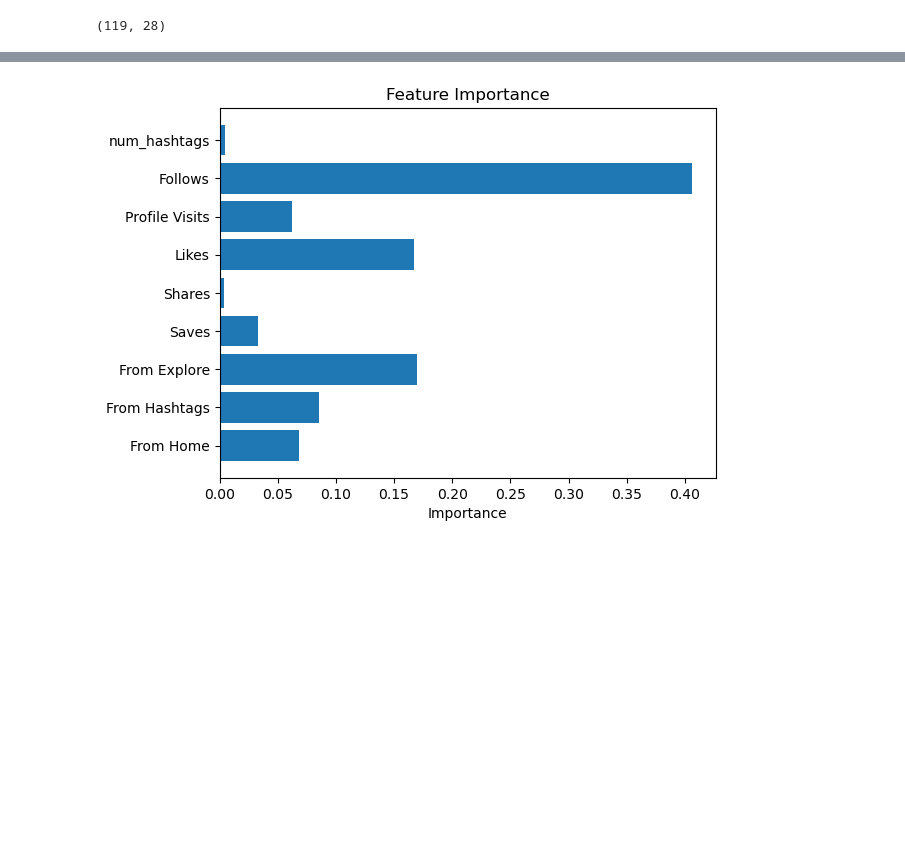
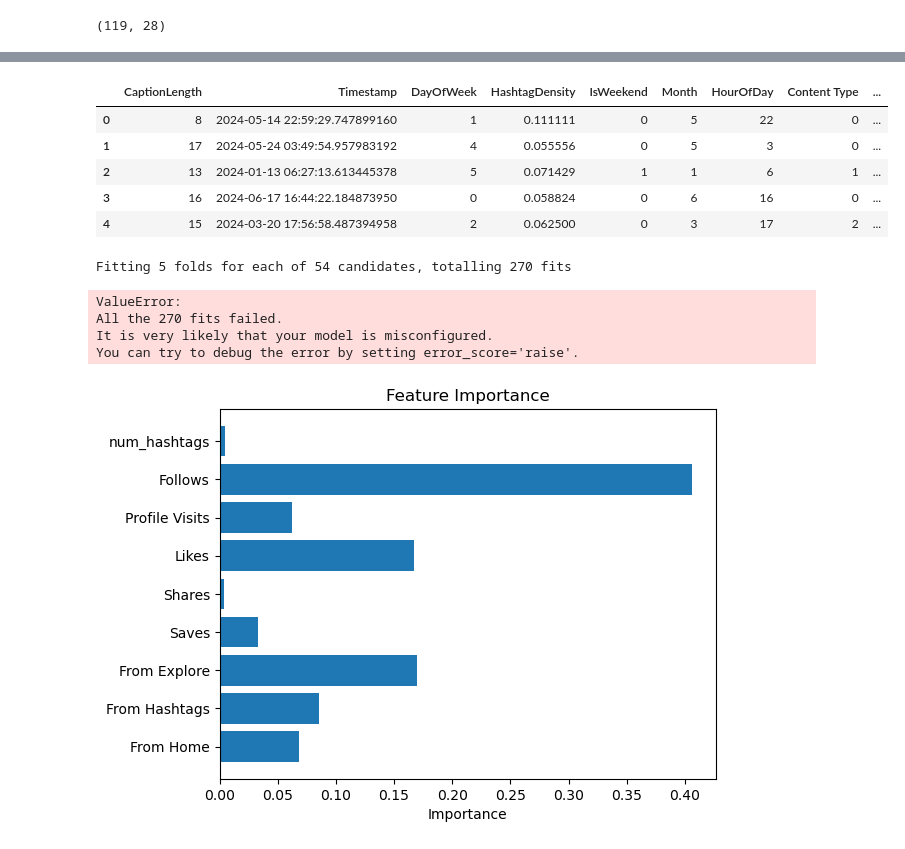
Before and after one commit to ayomide-100/instagram-reach-analysis, a Jupyter notebook: notebooks/modelling.ipynb, the cells around one changed output, grey strips where cells are left out. Cells and saved outputs as stored; diff of their text form; code cells hidden in the pictures; blank space fills up the shorter version.

```diff
--- a/notebooks/modelling.ipynb
+++ b/notebooks/modelling.ipynb
@@ -55,3 +145,28 @@ Train xgboost regressor
+# %%
+input_cols = [ 'CaptionLength','Timestamp', 'DayOfWeek',
+              'HashtagDensity', 'IsWeekend',
+                'Month','HourOfDay', 'Content Type',
+                'NumOfHashtags', 'Caption', 'Hashtags'
+]
+# %%
+X = df[input_cols]
+X.head()
+# %% [output]
+|  | CaptionLength | Timestamp | DayOfWeek | HashtagDensity | IsWeekend | Month | HourOfDay | Content Type | ... |
+| 0 | 8 | 2024-05-14 22:59:29.747899160 | 1 | 0.111111 | 0 | 5 | 22 | 0 | ... |
+| 1 | 17 | 2024-05-24 03:49:54.957983192 | 4 | 0.055556 | 0 | 5 | 3 | 0 | ... |
+| 2 | 13 | 2024-01-13 06:27:13.613445378 | 5 | 0.071429 | 1 | 1 | 6 | 1 | ... |
+| 3 | 16 | 2024-06-17 16:44:22.184873950 | 0 | 0.058824 | 0 | 6 | 16 | 0 | ... |
+| 4 | 15 | 2024-03-20 17:56:58.487394958 | 2 | 0.062500 | 0 | 3 | 17 | 2 | ... |
+# %%
+imp_model = grid_search.fit(X, y_imp)
+imp_model.best_params_
+# %% [output]
+Fitting 5 folds for each of 54 candidates, totalling 270 fits
+ValueError:
+All the 270 fits failed.
+It is very likely that your model is misconfigured.
+You can try to debug the error by setting error_score='raise'.
 # %%
 import matplotlib.pyplot as plt
 
```
Also changed, not shown: parts of 22 cells of this notebook.
